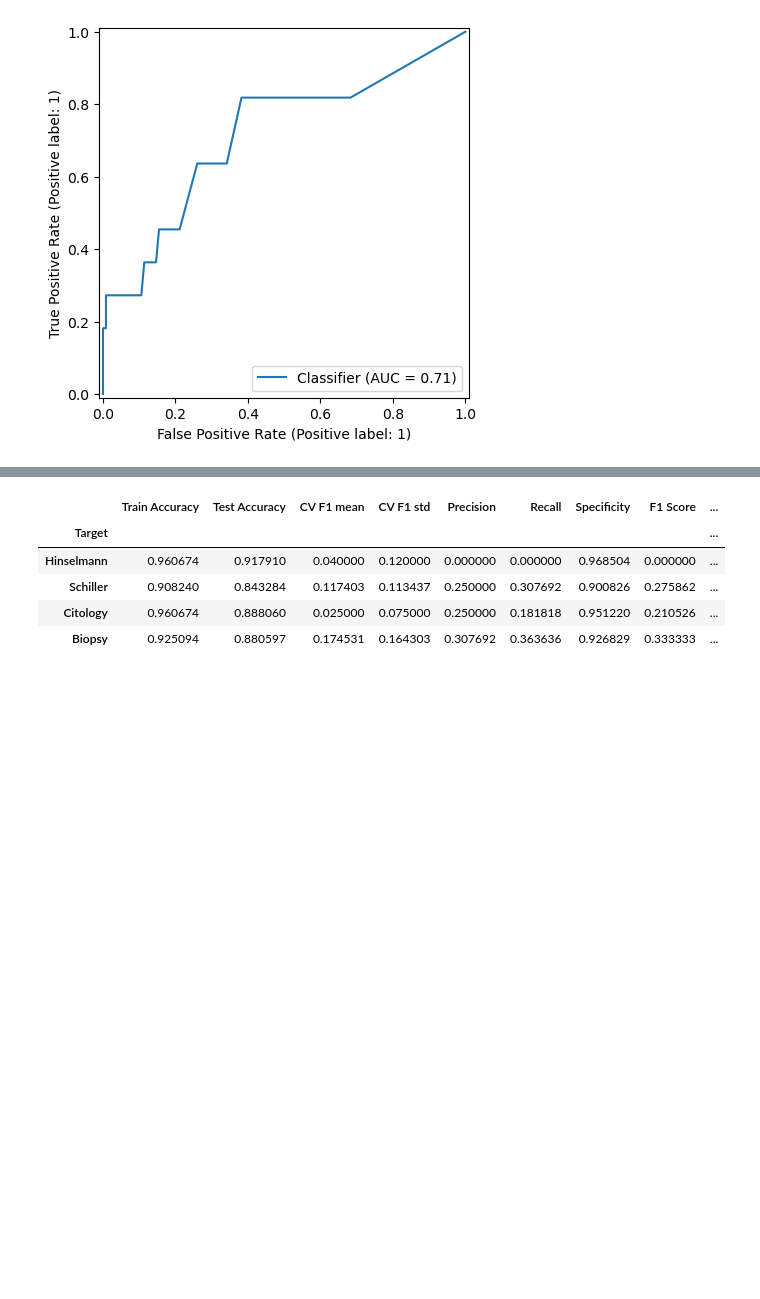
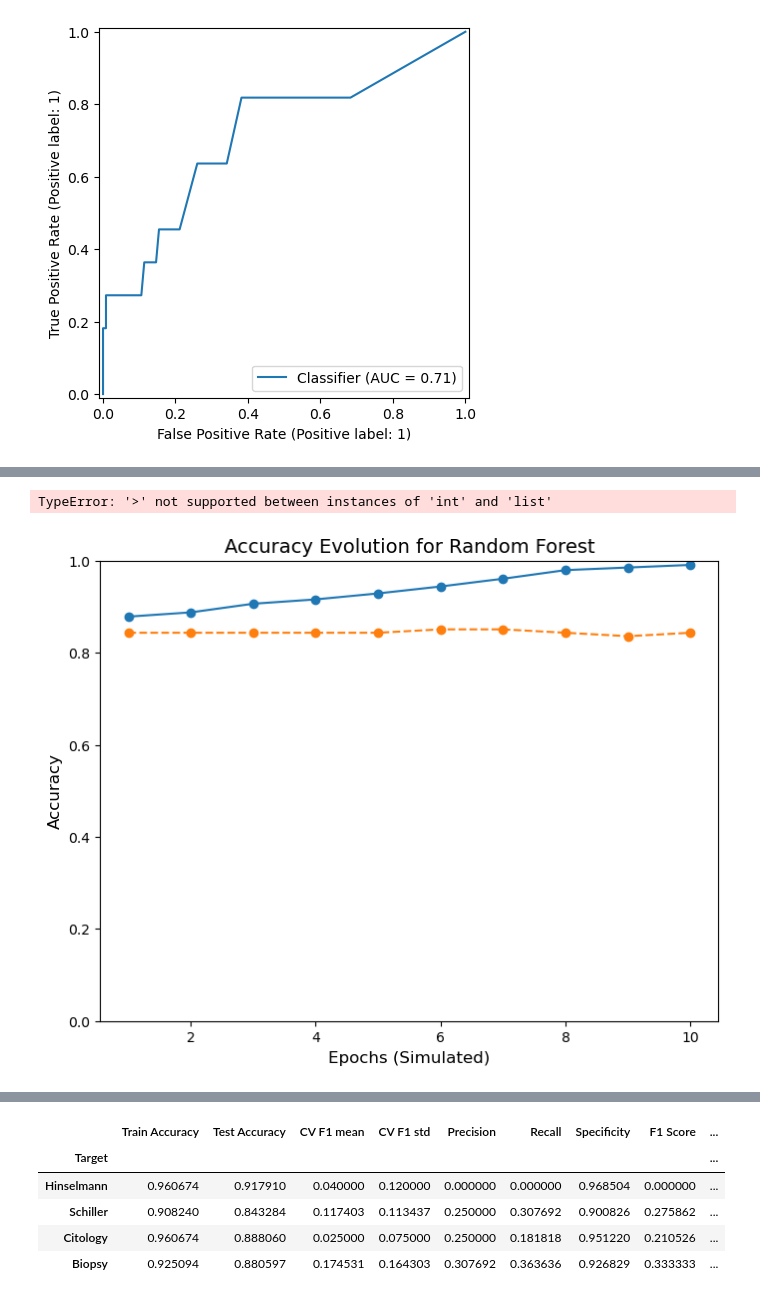
Before and after one commit to PedroC12804/Projeto-AAEB, a Jupyter notebook: Projeto .ipynb, the cells around one changed output, grey strips where cells are left out. Saved outputs shown, nothing was run; the diff lists cells and outputs as text; code cells hidden in the pictures; blank space fills up the shorter version.

```diff
--- a/Projeto .ipynb
+++ b/Projeto .ipynb
@@ -525,0 +614,5 @@ AttributeError: 'tuple' object has no attribute 'fit'
+# %%
+accuracy_evolution(random_forest, X_train, y_train, X_test, y_test, max_epochs=10, stop_epoch=10)
+# %% [output]
+TypeError: '>' not supported between instances of 'int' and 'list'
+[figure, added]
```
Also changed, not shown: parts of 23 cells of this notebook.
